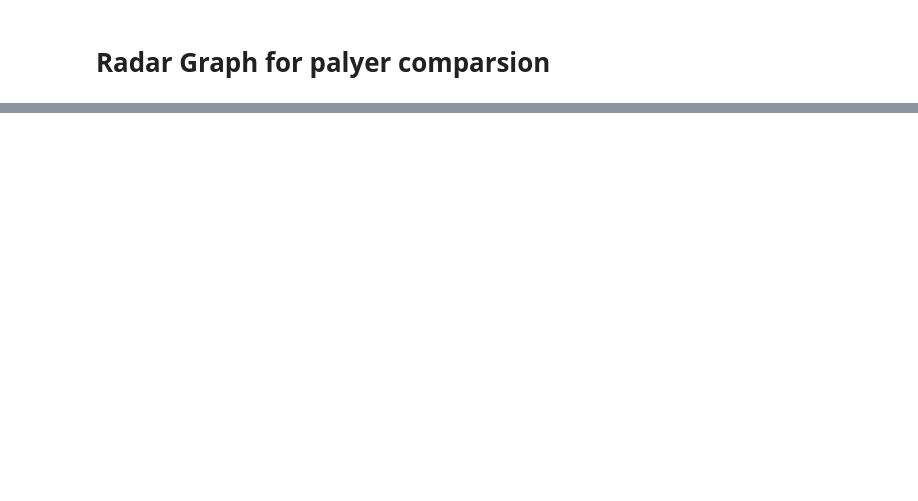
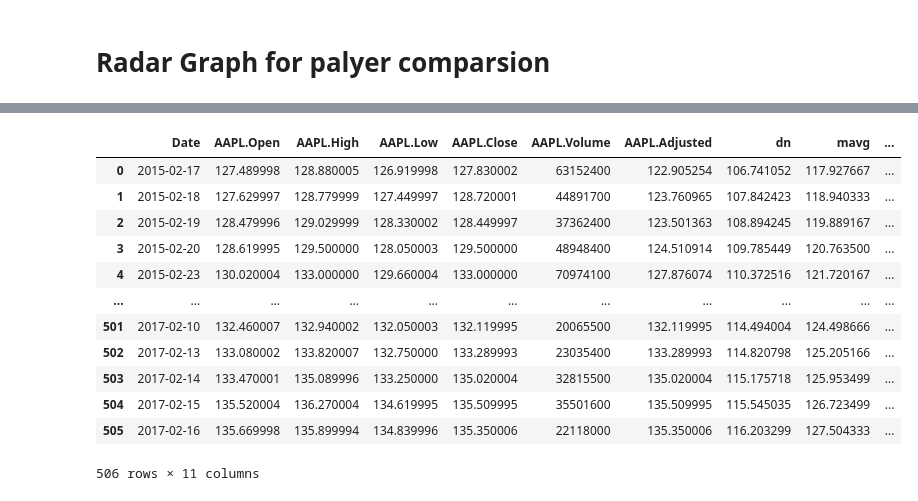
Before and after one commit to bibi643/FC24_API, a Jupyter notebook: fc?24.ipynb, the cells around one changed output, grey strips where cells are left out. Cells and saved outputs as stored; diff of their text form; code cells hidden in the pictures; blank space fills up the shorter version.

```diff
--- a/fc?24.ipynb
+++ b/fc?24.ipynb
@@ -226,0 +384,11 @@ radar_column= df.
+# %%
+import plotly.express as px
+import pandas as pd
+import numpy as np
+
+# Get some data
+df = pd.read_csv('https://raw.githubusercontent.com/plotly/datasets/master/finance-charts-apple.csv')
+
+# Plot
+df1 = df.melt(id_vars=['Date']+list(df.keys()[5:]), var_name='AAPL')
+px.line(df1, x='Date', y='value', color='AAPL' )
@@ -226,0 +411,16 @@ radar_column= df.
+# %%
+df
+# %% [output]
+|  | Date | AAPL.Open | AAPL.High | AAPL.Low | AAPL.Close | AAPL.Volume | AAPL.Adjusted | dn | mavg | ... |
+| 0 | 2015-02-17 | 127.489998 | 128.880005 | 126.919998 | 127.830002 | 63152400 | 122.905254 | 106.741052 | 117.927667 | ... |
+| 1 | 2015-02-18 | 127.629997 | 128.779999 | 127.449997 | 128.720001 | 44891700 | 123.760965 | 107.842423 | 118.940333 | ... |
+| 2 | 2015-02-19 | 128.479996 | 129.029999 | 128.330002 | 128.449997 | 37362400 | 123.501363 | 108.894245 | 119.889167 | ... |
+| 3 | 2015-02-20 | 128.619995 | 129.500000 | 128.050003 | 129.500000 | 48948400 | 124.510914 | 109.785449 | 120.763500 | ... |
+| 4 | 2015-02-23 | 130.020004 | 133.000000 | 129.660004 | 133.000000 | 70974100 | 127.876074 | 110.372516 | 121.720167 | ... |
+| ... | ... | ... | ... | ... | ... | ... | ... | ... | ... | ... |
+| 501 | 2017-02-10 | 132.460007 | 132.940002 | 132.050003 | 132.119995 | 20065500 | 132.119995 | 114.494004 | 124.498666 | ... |
+| 502 | 2017-02-13 | 133.080002 | 133.820007 | 132.750000 | 133.289993 | 23035400 | 133.289993 | 114.820798 | 125.205166 | ... |
+| 503 | 2017-02-14 | 133.470001 | 135.089996 | 133.250000 | 135.020004 | 32815500 | 135.020004 | 115.175718 | 125.953499 | ... |
+| 504 | 2017-02-15 | 135.520004 | 136.270004 | 134.619995 | 135.509995 | 35501600 | 135.509995 | 115.545035 | 126.723499 | ... |
+| 505 | 2017-02-16 | 135.669998 | 135.899994 | 134.839996 | 135.350006 | 22118000 | 135.350006 | 116.203299 | 127.504333 | ... |
+506 rows × 11 columns
```
Also changed, not shown: parts of 104 cells of this notebook, 2 other files.
